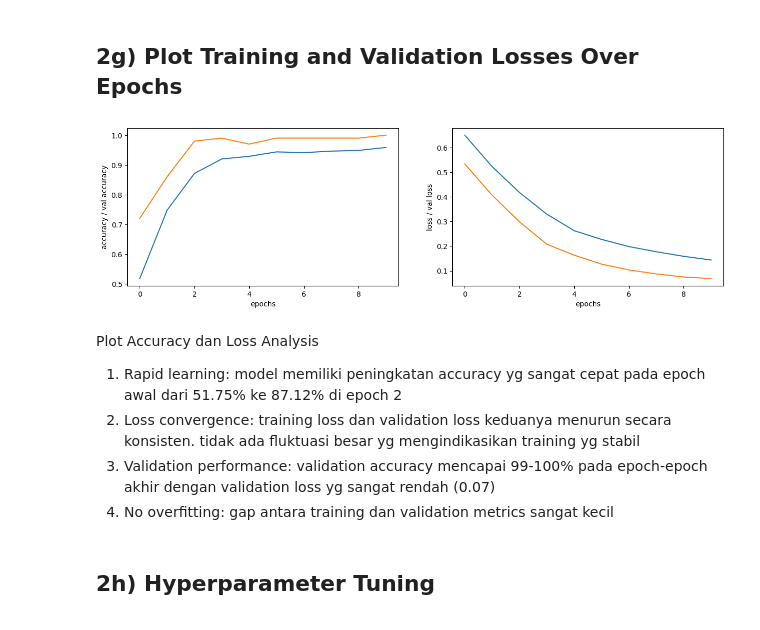
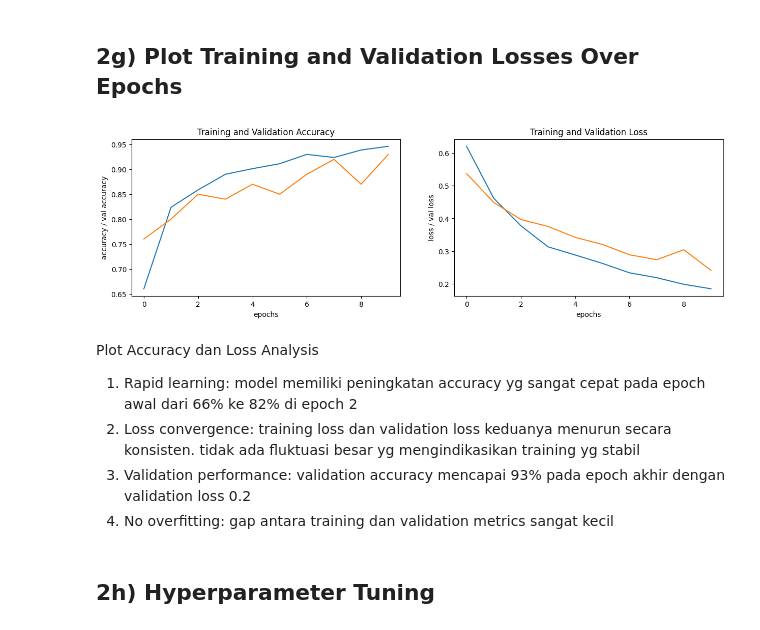
Before and after one commit to yoru0/ml-notebooks, a Jupyter notebook: number2/number2.ipynb, the cells around one changed output. Drawn from its saved outputs; the diff is of its cells as text; code cells hidden in the pictures.

```diff
--- a/number2/number2.ipynb
+++ b/number2/number2.ipynb
@@ -343,0 +327,30 @@ Dataset for classifier: (1000, 32, 32, 3) (1000,)
+# %%
+TRAIN_REAL = original_train_images[:400]
+VAL_REAL   = original_train_images[400:450]
+TEST_REAL  = original_test_images
+
+FAKE_TRAIN = generated_images[:400]
+FAKE_VAL   = generated_images[400:450]
+FAKE_TEST  = sample_generated_images(len(TEST_REAL))
+
+x_train = np.concatenate([TRAIN_REAL, FAKE_TRAIN], axis=0)
+y_train = np.concatenate([
+    np.ones(len(TRAIN_REAL), dtype=np.float32),
+    np.zeros(len(FAKE_TRAIN), dtype=np.float32)
+])
+
+x_val = np.concatenate([VAL_REAL, FAKE_VAL], axis=0)
+y_val = np.concatenate([
+    np.ones(len(VAL_REAL), dtype=np.float32),
+    np.zeros(len(FAKE_VAL), dtype=np.float32)
+])
+
+x_test = np.concatenate([TEST_REAL, FAKE_TEST], axis=0)
+y_test = np.concatenate([
+    np.ones(len(TEST_REAL), dtype=np.float32),
+    np.zeros(len(FAKE_TEST), dtype=np.float32)
+])
+
+print('train:', x_train.shape, y_train.shape)
+print('val:  ', x_val.shape, y_val.shape)
+print('test: ', x_test.shape, y_test.shape)
@@ -344,9 +361,2 @@ Dataset for classifier: (1000, 32, 32, 3) (1000,)
 # %% [markdown]
 ## 2f) Construct and Train Deep Learning Classifier
-# %%
-x_train, x_temp, y_train, y_temp = train_test_split(x, y, test_size=0.2, random_state=42)
-x_test, x_val, y_test, y_val = train_test_split(x_temp, y_temp, train_size=0.5, random_state=42)
-
-print(f"x_train: {x_train.shape}, y_train: {y_train.shape}")
-print(f"x_val:   {x_val.shape}, y_val:   {y_val.shape}")
-print(f"x_test:  {x_test.shape}, y_test:  {y_test.shape}")
@@ -410,25 +416,27 @@ Test Accuracy: 0.949999988079071
 # %%
 plt.figure(figsize=(15, 4))
 plt.subplot(1, 2, 1)
 plt.plot(history_v1.history['accuracy'])
 plt.plot(history_v1.history['val_accuracy'])
+plt.title('Training and Validation Accuracy')
 plt.xlabel('epochs')
 plt.ylabel('accuracy / val accuracy')
 
 plt.subplot(1, 2, 2)
 plt.plot(history_v1.history['loss'])
 plt.plot(history_v1.history['val_loss'])
+plt.title('Training and Validation Loss')
 plt.xlabel('epochs')
 plt.ylabel('loss / val loss')
 
 plt.show()
 # %% [output]
-[figure, old version]
+[figure, new version]
 # %% [markdown]
 Plot Accuracy dan Loss Analysis
-1. Rapid learning: model memiliki peningkatan accuracy yg sangat cepat pada epoch awal dari 51.75% ke 87.12% di epoch 2
+1. Rapid learning: model memiliki peningkatan accuracy yg sangat cepat pada epoch awal dari 66% ke 82% di epoch 2
 2. Loss convergence: training loss dan validation loss keduanya menurun secara konsisten. tidak ada fluktuasi besar yg mengindikasikan training yg stabil
-3. Validation performance: validation accuracy mencapai 99-100% pada epoch-epoch akhir dengan validation loss yg sangat rendah (0.07)
+3. Validation performance: validation accuracy mencapai 93% pada epoch akhir dengan validation loss 0.2
 4. No overfitting: gap antara training dan validation metrics sangat kecil
 # %% [markdown]
 ## 2h) Hyperparameter Tuning
```
Also changed, not shown: parts of 22 cells of this notebook.
